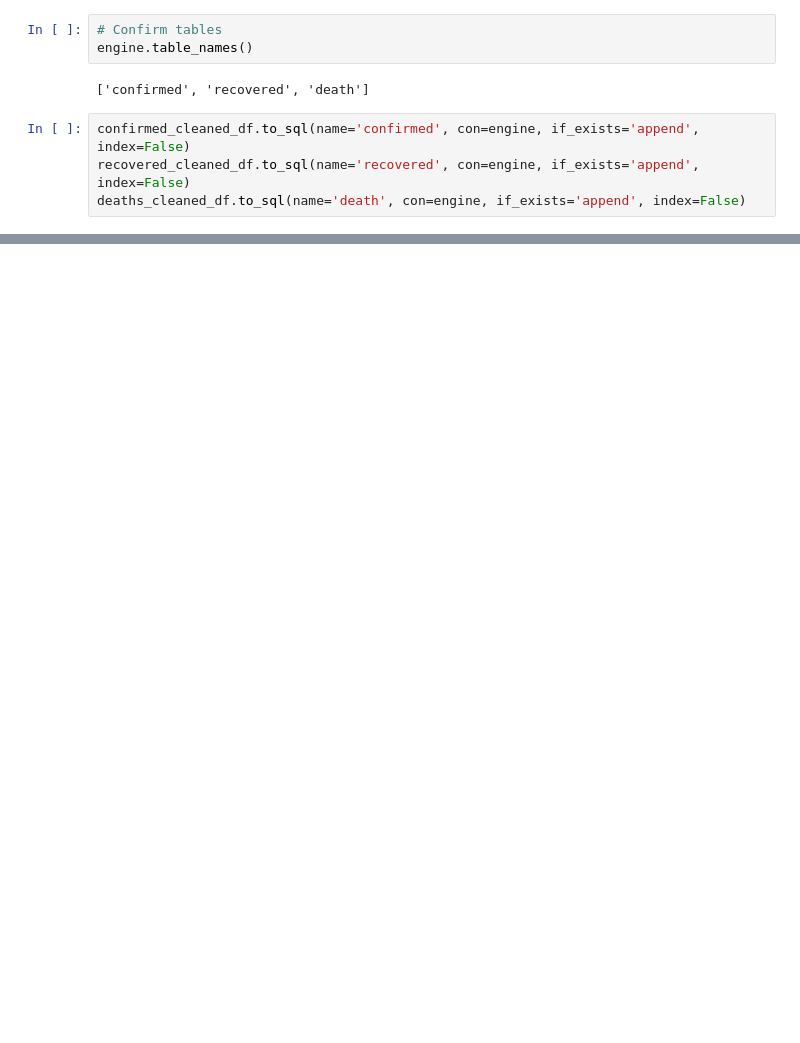
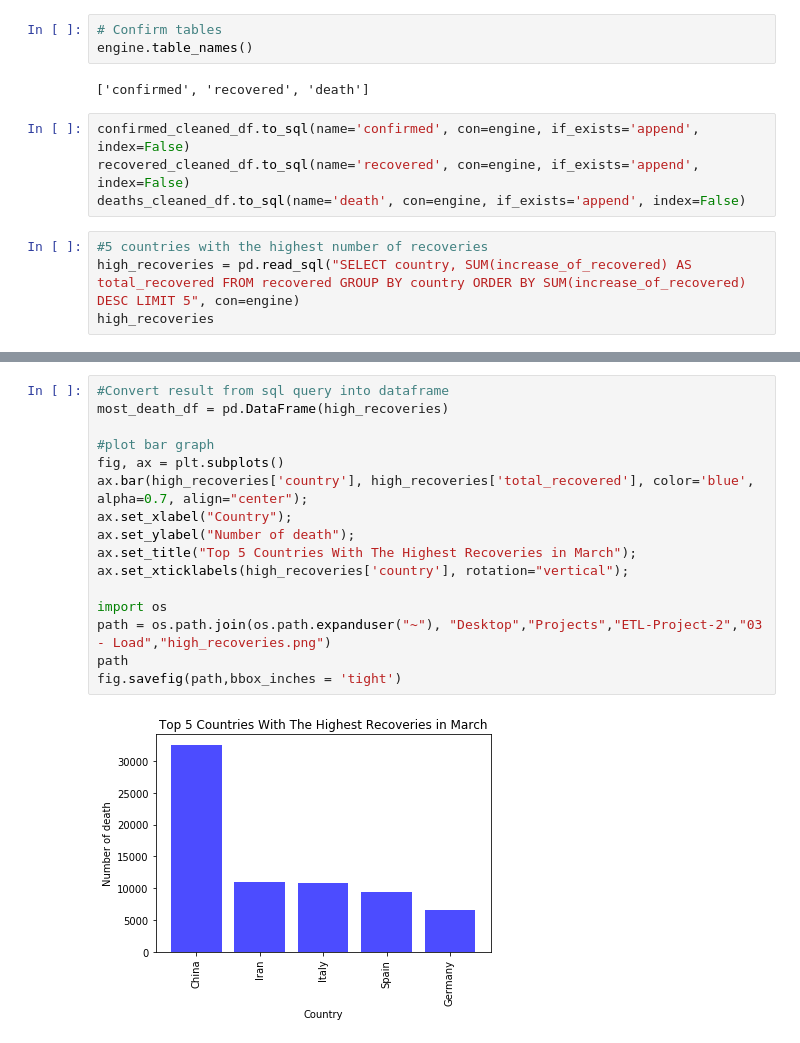
Before and after one commit to Toluwaloshe/ETL-Project-1.5, a Jupyter notebook: 03 - Load/03 - Load.ipynb, the cells around one changed output, grey strips where cells are left out. Drawn from its saved outputs; the diff is of its cells as text; blank space fills up the shorter version.

```diff
--- a/03 - Load/03 - Load.ipynb
+++ b/03 - Load/03 - Load.ipynb
@@ -297,3 +297,7 @@ engine.table_names()
 confirmed_cleaned_df.to_sql(name='confirmed', con=engine, if_exists='append', index=False)
 recovered_cleaned_df.to_sql(name='recovered', con=engine, if_exists='append', index=False)
 deaths_cleaned_df.to_sql(name='death', con=engine, if_exists='append', index=False)
+# %%
+#5 countries with the highest number of recoveries
+high_recoveries = pd.read_sql("SELECT country, SUM(increase_of_recovered) AS total_recovered FROM recovered GROUP BY country ORDER BY SUM(increase_of_recovered) DESC LIMIT 5", con=engine)
+high_recoveries
@@ -299,0 +371,18 @@ deaths_cleaned_df.to_sql(name='death', con=engine, if_exists='append', index=Fal
+# %%
+#Convert result from sql query into dataframe
+most_death_df = pd.DataFrame(high_recoveries)
+
+#plot bar graph
+fig, ax = plt.subplots()
+ax.bar(high_recoveries['country'], high_recoveries['total_recovered'], color='blue', alpha=0.7, align="center");
+ax.set_xlabel("Country");
+ax.set_ylabel("Number of death");
+ax.set_title("Top 5 Countries With The Highest Recoveries in March");
+ax.set_xticklabels(high_recoveries['country'], rotation="vertical");
+
+import os
+path = os.path.join(os.path.expanduser("~"), "Desktop","Projects","ETL-Project-2","03 - Load","high_recoveries.png")
+path
+fig.savefig(path,bbox_inches = 'tight')
+# %% [output]
+[figure, added]
```
Also changed, not shown: parts of 10 cells of this notebook.
